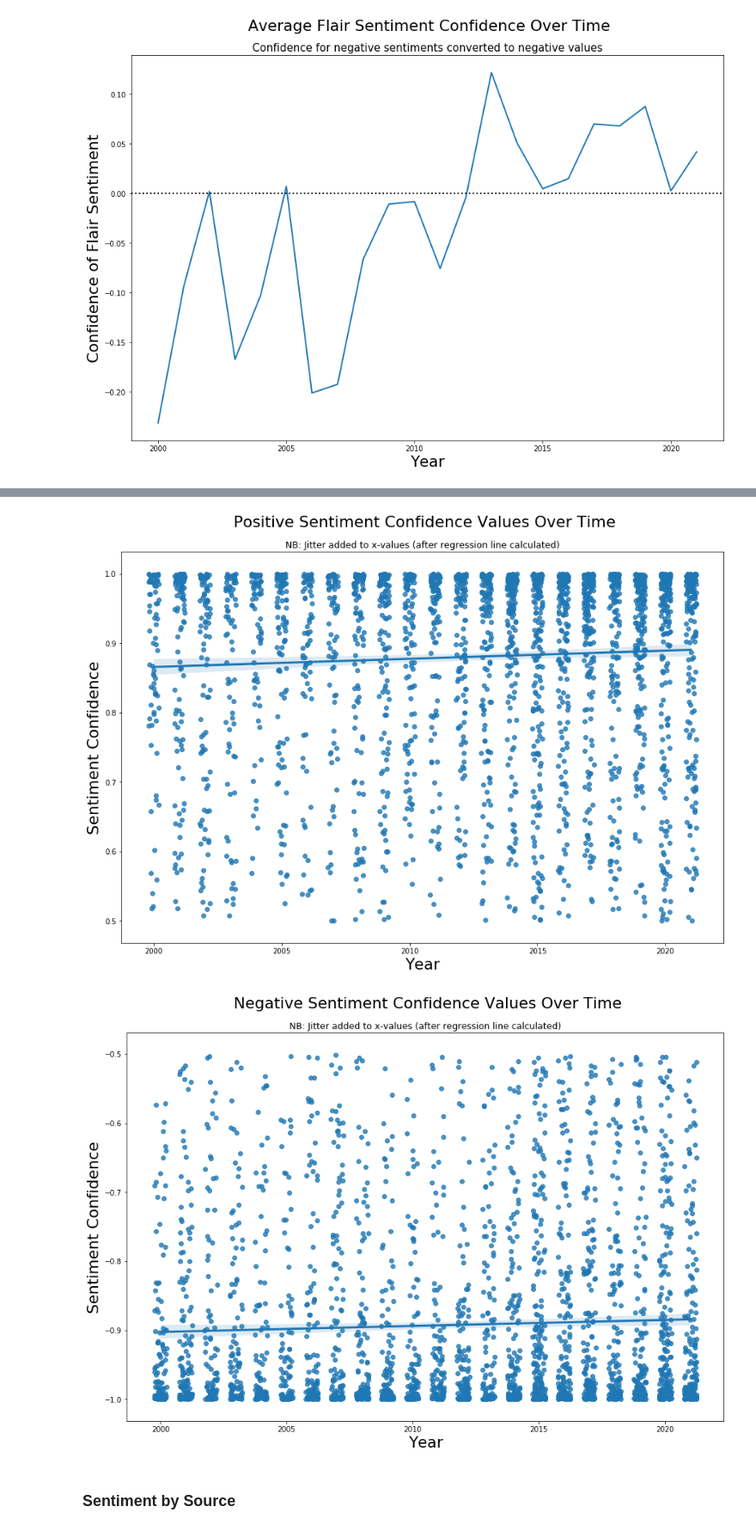
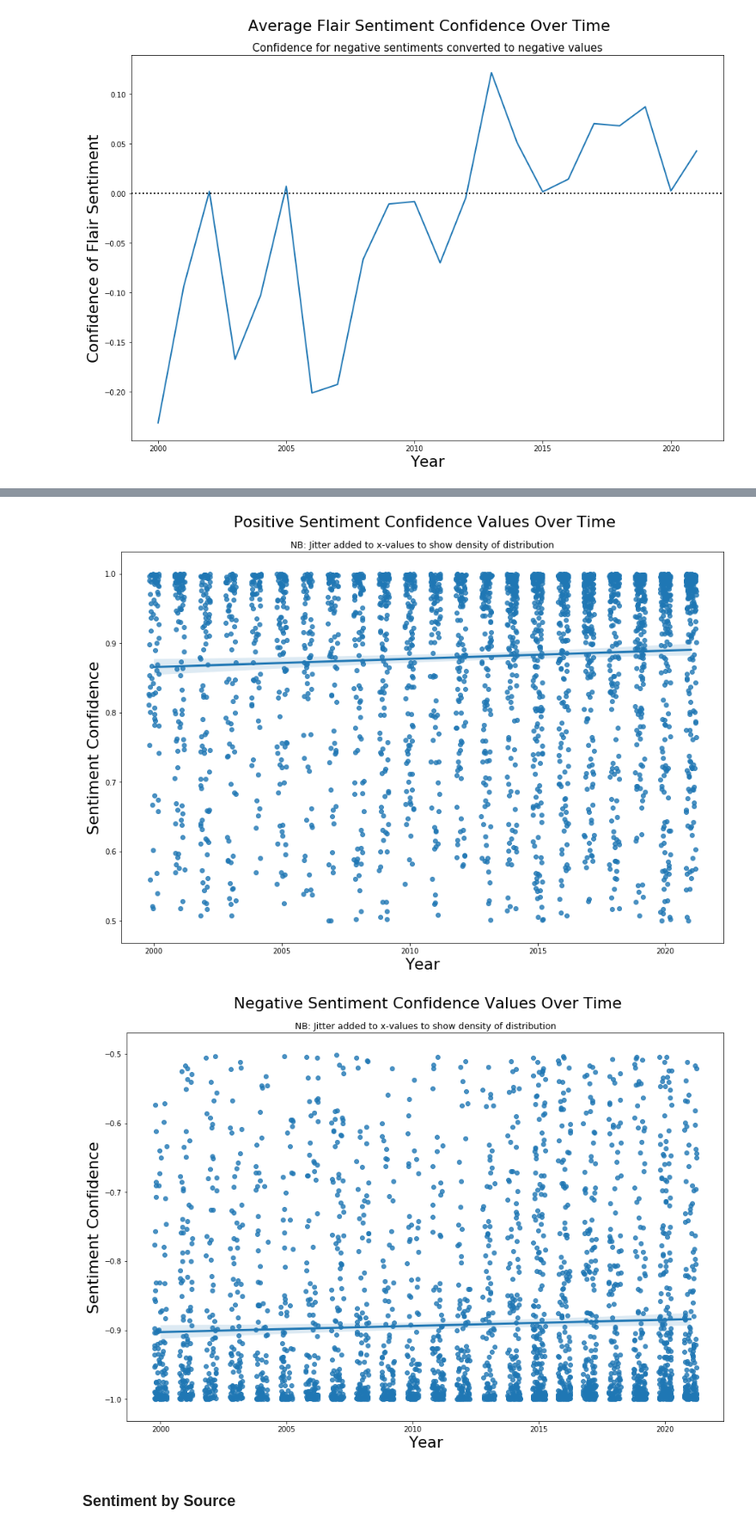
Before and after one commit to PlaybookData/Lyme-Disease-Framing-Analysis, a Jupyter notebook: FullDataSet-Analysis.ipynb, the cells around one changed output, grey strips where cells are left out. Shown at 86% size. Cells and saved outputs as stored; diff of their text form; code cells hidden in the pictures.

```diff
--- a/FullDataSet-Analysis.ipynb
+++ b/FullDataSet-Analysis.ipynb
@@ -154,11 +148,10 @@ def clean_text(text):
     text = re.sub('aff.', 'aff', text)
     text = re.sub('var.', 'var', text)
 
-    text = re.sub('spcific|spcific', 'specific', text)
-    text = re.sub('Borellia |spcific', 'Borrelia ', text)
-    text = re.sub('Anapalsma', 'Anaplasma')
+    text = re.sub('spcific', 'specific', text)
+    text = re.sub('Borellia |Borreilia |Boreila ', 'Borrelia ', text)
+    text = re.sub('Anapalsma', 'Anaplasma', text)
 
-    Borellia
     text = re.sub(r's\.l\.|s\. l\.', 'sensu latu', text)
     text = re.sub(r's\.s\.|s\. s\.', 'sensu stricto', text)
 
@@ -328,11 +341,10 @@ for key, value in namesDictSorted.items():
         if (changed):
             OverNormalised[newkey] = newvalue
 
-OverNormalised['Borellia|Borreila'] = 'Borrelia' #Mispelled
-OverNormalised['Anapalsma'] = 'Anaplasma' #Mispelled
-
 #Assigned the incorrect Genus name during the normalisation process
 OverNormalised['AmblyommaPhagocytophilum'] = 'AnaplasmaPhagocytophilum'
+OverNormalised['BorreilaBurgdorferi'] = 'BorreliaBurgdorferi' #mispelled
+OverNormalised['BorreliaBurgdoRferi'] = 'BorreliaBurgdorferi' #miscapitalised instance
 OverNormalised['BorreliaCaballi'] = 'BabesiaCaballi'
 OverNormalised['BorreliaClarridgeiae'] = 'BartonellaClarridgeiae'
 OverNormalised['BorreliaGibsoni'] = 'BabesiaGibsoni'
@@ -350,8 +362,8 @@ OverNormalised['RhipicephalusHelvetica'] = 'RickettsiaHelvetica'
 OverNormalised['RhipicephalusHelvetica'] = 'RickettsiaHelvetica'
 OverNormalised['RhipicephalusMonacensis'] = 'RickettsiaMonacensis'
 OverNormalised['RhipicephalusMonacensis'] = 'RickettsiaMonacensis'
-OverNormalised['RickettsialesRhipicephali'] = 'RickettsiaRhipicephali'
-OverNormalised['RickettsialesRhipicephalus'] = 'RickettsiaRhipicephalus'
+# OverNormalised['RickettsialesRhipicephali'] = 'RickettsiaRhipicephali'
+# OverNormalised['RickettsialesRhipicephalus'] = 'RickettsiaRhipicephalus'
 # %%
 #deleting the incorrect names from the main dictionary before creating the dictionary of matched names
 del namesDictSorted['Amblyomma phagocytophilum']
@@ -529,7 +529,3 @@ def measurePlutchikEmotions(text):
-# %%
-emotionsDF = LymeDisease.apply(lambda row: measurePlutchikEmotions(row.processedAbstract), axis='columns', result_type='expand')
-LymeDisease = pd.concat([LymeDisease, emotionsDF], axis='columns')
-del emotionsDF
 # %% [markdown]
 ## Saving Dataframe
 # %%
@@ -572,6 +568,24 @@ LymeDisease.describe()
 | max | 2021.000000 | 465.000000 | 7135.000000 | 1.000000 | 1.000000 | 1.000000 | 1.000000 | 10.977800 | ... |
 # %% [markdown]
 ### Abstract Length
+# %%
+# Visualisation
+import seaborn as sns
+import matplotlib.pyplot as plt
+from pylab import rcParams
+
+# import matplotlib.patches as mpatches
+# from matplotlib.lines import Line2D
+# import plotly.express as px
+
+%matplotlib inline
+rcParams['figure.figsize'] = 15, 10
+rcParams['axes.titlesize'] = 20
+rcParams['axes.labelsize'] = 'large'
+rcParams['xtick.labelsize'] = 10
+rcParams['ytick.labelsize'] = 10
+rcParams['lines.linewidth'] = 2
+rcParams['font.size'] = 18
 # %%
 LymeDisease.abstractLength.hist()
 plt.xlabel('Abstract Length')
@@ -768,17 +790,17 @@ sns.regplot(x='year', y='abstractSentConfidence', data=LymeDisease[LymeDisease.a
 plt.xlabel('Year')
 plt.ylabel('Sentiment Confidence')
 plt.suptitle('Positive Sentiment Confidence Values Over Time', y=0.95, x =0.515)
-plt.title('NB: Jitter added to x-values (after regression line calculated)', size='x-small');
+plt.title('NB: Jitter added to x-values to show density of distribution', size='x-small');
 # %% [output]
-[figure, old version]
+[figure, new version]
 # %%
 sns.regplot(x='year', y='abstractSentConfidence', data=LymeDisease[LymeDisease.abstractSentiment=='neg'], x_jitter=0.25)
 plt.xlabel('Year')
 plt.ylabel('Sentiment Confidence')
 plt.suptitle('Negative Sentiment Confidence Values Over Time', y=0.95, x =0.515)
-plt.title('NB: Jitter added to x-values (after regression line calculated)', size='x-small');
+plt.title('NB: Jitter added to x-values to show density of distribution', size='x-small');
 # %% [output]
-[figure, old version]
+[figure, new version]
 # %% [markdown]
 ### Sentiment by Source
 # %%
```
Also changed, not shown: parts of 54 cells of this notebook, 10 other files.
